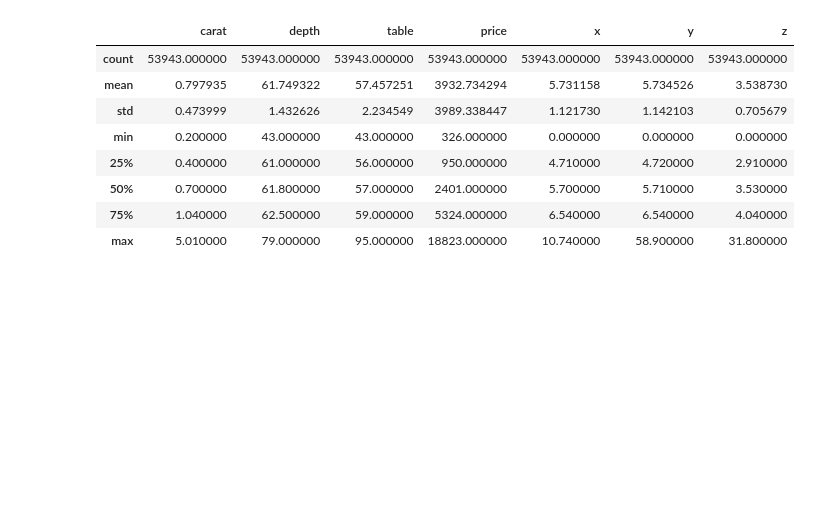
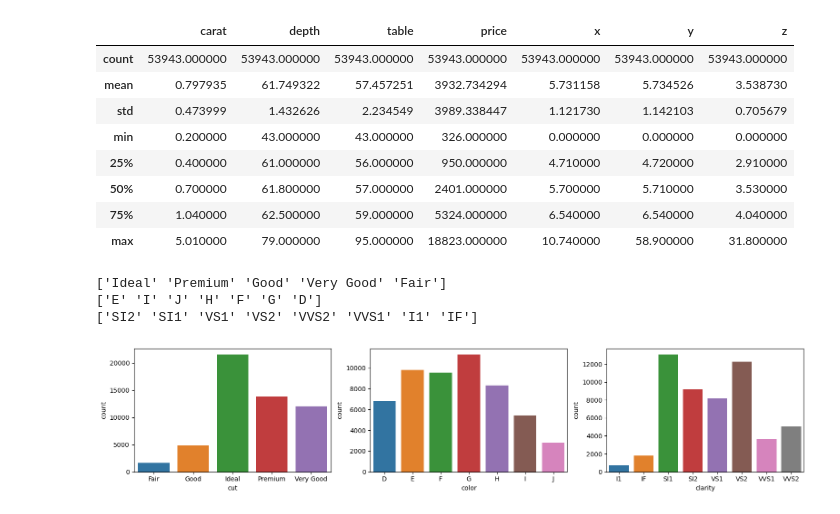
Before and after one commit to CodeFusion-General/diamondprice, a Jupyter notebook: main.ipynb, the cells around one changed output. Saved outputs shown, nothing was run; the diff lists cells and outputs as text; code cells hidden in the pictures; blank space fills up the shorter version.

```diff
--- a/main.ipynb
+++ b/main.ipynb
@@ -8,7 +16,7 @@ import pandas as pd
 import warnings
 warnings.filterwarnings('ignore')
 # %%
-df = pd.read_csv(R"C:\--------Klasörler--------\Code-Fusion\Diamond\diamondprice\Diamonds Prices2022.csv")
+df = pd.read_csv(R"Diamonds Prices2022.csv")
 df
 # %% [output]
 |  | Unnamed: 0 | carat | cut | color | clarity | depth | table | price | x | y | z |
@@ -75,3 +83,21 @@ df.describe()
 | 50% | 0.700000 | 61.800000 | 57.000000 | 2401.000000 | 5.700000 | 5.710000 | 3.530000 |
 | 75% | 1.040000 | 62.500000 | 59.000000 | 5324.000000 | 6.540000 | 6.540000 | 4.040000 |
 | max | 5.010000 | 79.000000 | 95.000000 | 18823.000000 | 10.740000 | 58.900000 | 31.800000 |
+# %%
+num_cols = df.select_dtypes('number')
+cat_cols = df.select_dtypes('O')
+for c in cat_cols.columns:
+    print(cat_cols[c].unique())
+# %% [output]
+['Ideal' 'Premium' 'Good' 'Very Good' 'Fair']
+['E' 'I' 'J' 'H' 'F' 'G' 'D']
+['SI2' 'SI1' 'VS1' 'VS2' 'VVS2' 'VVS1' 'I1' 'IF']
+# %%
+i = 1
+plt.figure(figsize=(19, 12))
+for c in cat_cols.columns:
+    plt.subplot(3, 3, i)
+    sns.countplot(x=df[c].sort_values())
+    i+=1
+# %% [output]
+[figure, added]
```
Also changed, not shown: parts of 2 cells of this notebook.
